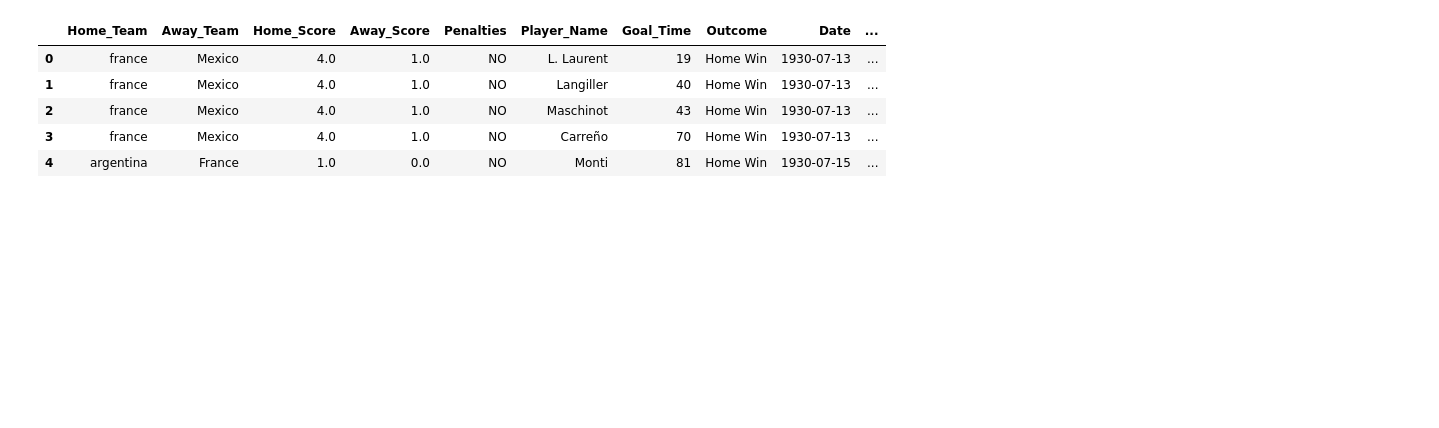
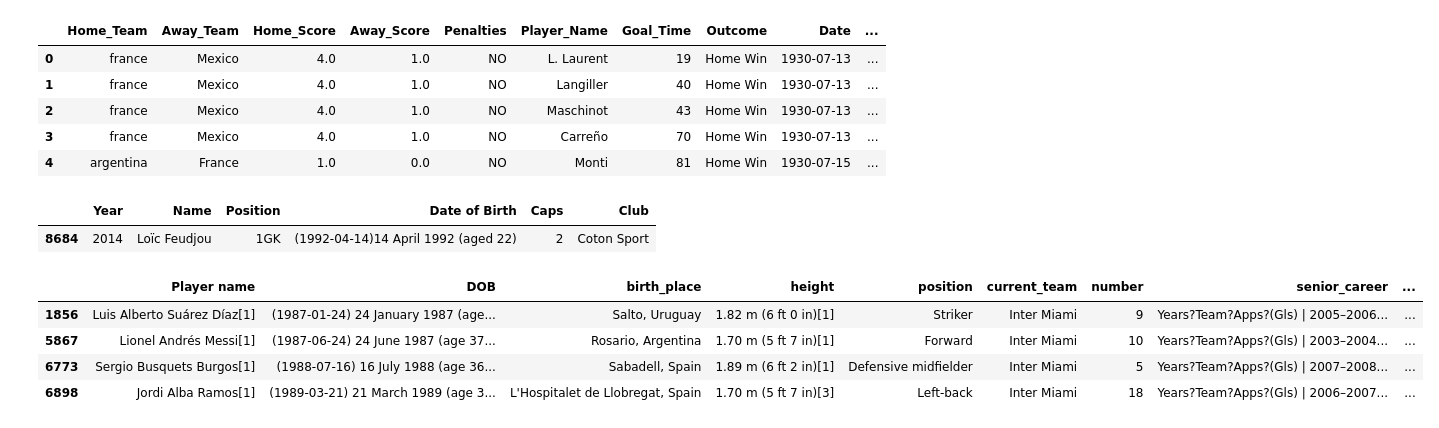
Before and after one commit to Gaurav135472/fifa_world_cupdata, a Jupyter notebook: practice.ipynb, the cells around one changed output. Saved outputs shown, nothing was run; the diff lists cells and outputs as text; code cells hidden in the pictures; blank space fills up the shorter version.

Commit message:
this is the all player info commit

```diff
--- a/practice.ipynb
+++ b/practice.ipynb
@@ -16,0 +19,15 @@ df.head()
+# %%
+fifa[fifa['Name'] == 'Loïc Feudjou']
+# %% [output]
+|  | Year | Name | Position | Date of Birth | Caps | Club |
+| 8684 | 2014 | Loïc Feudjou | 1GK | (1992-04-14)14 April 1992 (aged 22) | 2 | Coton Sport |
+# %%
+df = pd.read_csv('all_player_info.csv')
+# %%
+df[df['current_team'] == 'Inter Miami']
+# %% [output]
+|  | Player name | DOB | birth_place | height | position | current_team | number | senior_career | ... |
+| 1856 | Luis Alberto Suárez Díaz[1] | (1987-01-24) 24 January 1987 (age... | Salto, Uruguay | 1.82 m (6 ft 0 in)[1] | Striker | Inter Miami | 9 | Years?Team?Apps?(Gls) | 2005–2006... | ... |
+| 5867 | Lionel Andrés Messi[1] | (1987-06-24) 24 June 1987 (age 37... | Rosario, Argentina | 1.70 m (5 ft 7 in)[1] | Forward | Inter Miami | 10 | Years?Team?Apps?(Gls) | 2003–2004... | ... |
+| 6773 | Sergio Busquets Burgos[1] | (1988-07-16) 16 July 1988 (age 36... | Sabadell, Spain | 1.89 m (6 ft 2 in)[1] | Defensive midfielder | Inter Miami | 5 | Years?Team?Apps?(Gls) | 2007–2008... | ... |
+| 6898 | Jordi Alba Ramos[1] | (1989-03-21) 21 March 1989 (age 3... | L'Hospitalet de Llobregat, Spain | 1.70 m (5 ft 7 in)[3] | Left-back | Inter Miami | 18 | Years?Team?Apps?(Gls) | 2006–2007... | ... |
```
Also changed, not shown: parts of 1 cell of this notebook, 3 other files.
